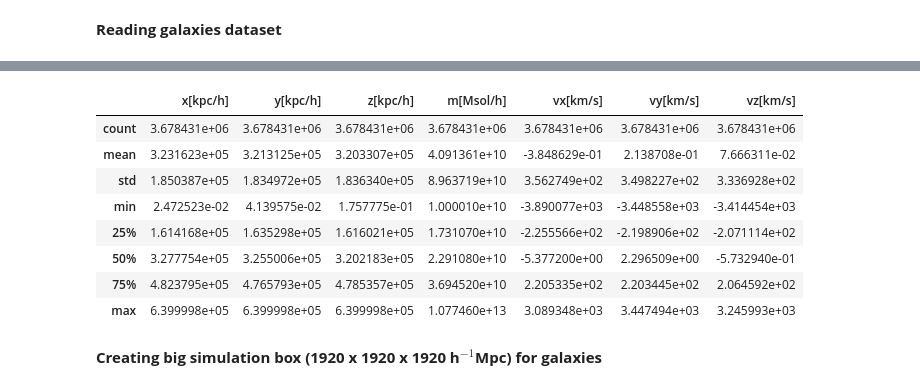
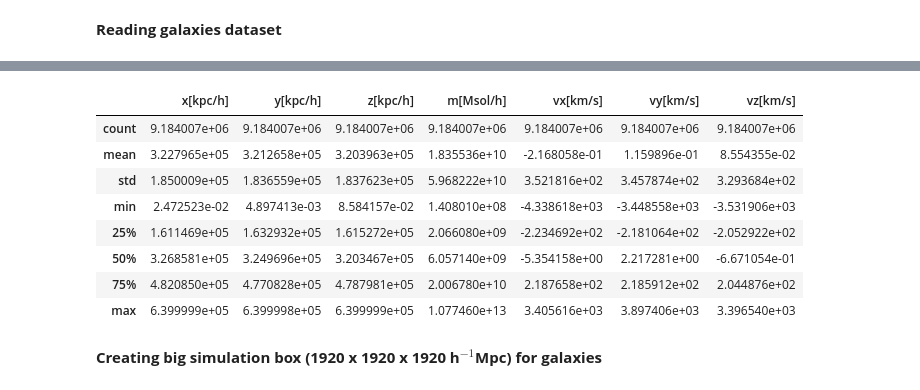
Before and after one commit to awaismirza92/velocity-reconstruction-and-kinetic-SZ, a Jupyter notebook: codes/velocity-reconstruction-big-sim-box.ipynb, the cells around one changed output, grey strips where cells are left out. Drawn from its saved outputs; the diff is of its cells as text; code cells hidden in the pictures.

```diff
--- a/codes/velocity-reconstruction-big-sim-box.ipynb
+++ b/codes/velocity-reconstruction-big-sim-box.ipynb
@@ -61,6 +61,6 @@ def H(z):                           #hubble parameter (in km s^-1 Mpc^-1) using
 z = 0.42372720
 # data_address = '../input/magneticumsnap027z042-massfiltered/'
 data_address = 'Data/'
-df_gal = pd.read_csv(data_address + 'massive_galaxies_10_10.csv')      #massive_galaxies.csv contains galaxies with mass greater than 1.8 ×10^{11} h^{−1} M_sun as done by Tanimura et al. (2020)
+df_gal = pd.read_csv(data_address + 'massive_galaxies_10_8.csv')      #massive_galaxies.csv contains galaxies with mass greater than 1.8 ×10^{11} h^{−1} M_sun as done by Tanimura et al. (2020)
 df_gal.describe()
 # %% [output]
@@ -67,12 +69,12 @@ df_gal.describe()
 |  | x[kpc/h] | y[kpc/h] | z[kpc/h] | m[Msol/h] | vx[km/s] | vy[km/s] | vz[km/s] |
-| count | 3.678431e+06 | 3.678431e+06 | 3.678431e+06 | 3.678431e+06 | 3.678431e+06 | 3.678431e+06 | 3.678431e+06 |
-| mean | 3.231623e+05 | 3.213125e+05 | 3.203307e+05 | 4.091361e+10 | -3.848629e-01 | 2.138708e-01 | 7.666311e-02 |
-| std | 1.850387e+05 | 1.834972e+05 | 1.836340e+05 | 8.963719e+10 | 3.562749e+02 | 3.498227e+02 | 3.336928e+02 |
-| min | 2.472523e-02 | 4.139575e-02 | 1.757775e-01 | 1.000010e+10 | -3.890077e+03 | -3.448558e+03 | -3.414454e+03 |
-| 25% | 1.614168e+05 | 1.635298e+05 | 1.616021e+05 | 1.731070e+10 | -2.255566e+02 | -2.198906e+02 | -2.071114e+02 |
-| 50% | 3.277754e+05 | 3.255006e+05 | 3.202183e+05 | 2.291080e+10 | -5.377200e+00 | 2.296509e+00 | -5.732940e-01 |
-| 75% | 4.823795e+05 | 4.765793e+05 | 4.785357e+05 | 3.694520e+10 | 2.205335e+02 | 2.203445e+02 | 2.064592e+02 |
-| max | 6.399998e+05 | 6.399998e+05 | 6.399998e+05 | 1.077460e+13 | 3.089348e+03 | 3.447494e+03 | 3.245993e+03 |
+| count | 9.184007e+06 | 9.184007e+06 | 9.184007e+06 | 9.184007e+06 | 9.184007e+06 | 9.184007e+06 | 9.184007e+06 |
+| mean | 3.227965e+05 | 3.212658e+05 | 3.203963e+05 | 1.835536e+10 | -2.168058e-01 | 1.159896e-01 | 8.554355e-02 |
+| std | 1.850009e+05 | 1.836559e+05 | 1.837623e+05 | 5.968222e+10 | 3.521816e+02 | 3.457874e+02 | 3.293684e+02 |
+| min | 2.472523e-02 | 4.897413e-03 | 8.584157e-02 | 1.408010e+08 | -4.338618e+03 | -3.448558e+03 | -3.531906e+03 |
+| 25% | 1.611469e+05 | 1.632932e+05 | 1.615272e+05 | 2.066080e+09 | -2.234692e+02 | -2.181064e+02 | -2.052922e+02 |
+| 50% | 3.268581e+05 | 3.249696e+05 | 3.203467e+05 | 6.057140e+09 | -5.354158e+00 | 2.217281e+00 | -6.671054e-01 |
+| 75% | 4.820850e+05 | 4.770828e+05 | 4.787981e+05 | 2.006780e+10 | 2.187658e+02 | 2.185912e+02 | 2.044876e+02 |
+| max | 6.399999e+05 | 6.399998e+05 | 6.399999e+05 | 1.077460e+13 | 3.405616e+03 | 3.897406e+03 | 3.396540e+03 |
 # %% [markdown]
 **Creating big simulation box (1920 x 1920 x 1920 h$^{-1}$Mpc) for galaxies**
 # %%
```
Also changed, not shown: parts of 9 cells of this notebook.
